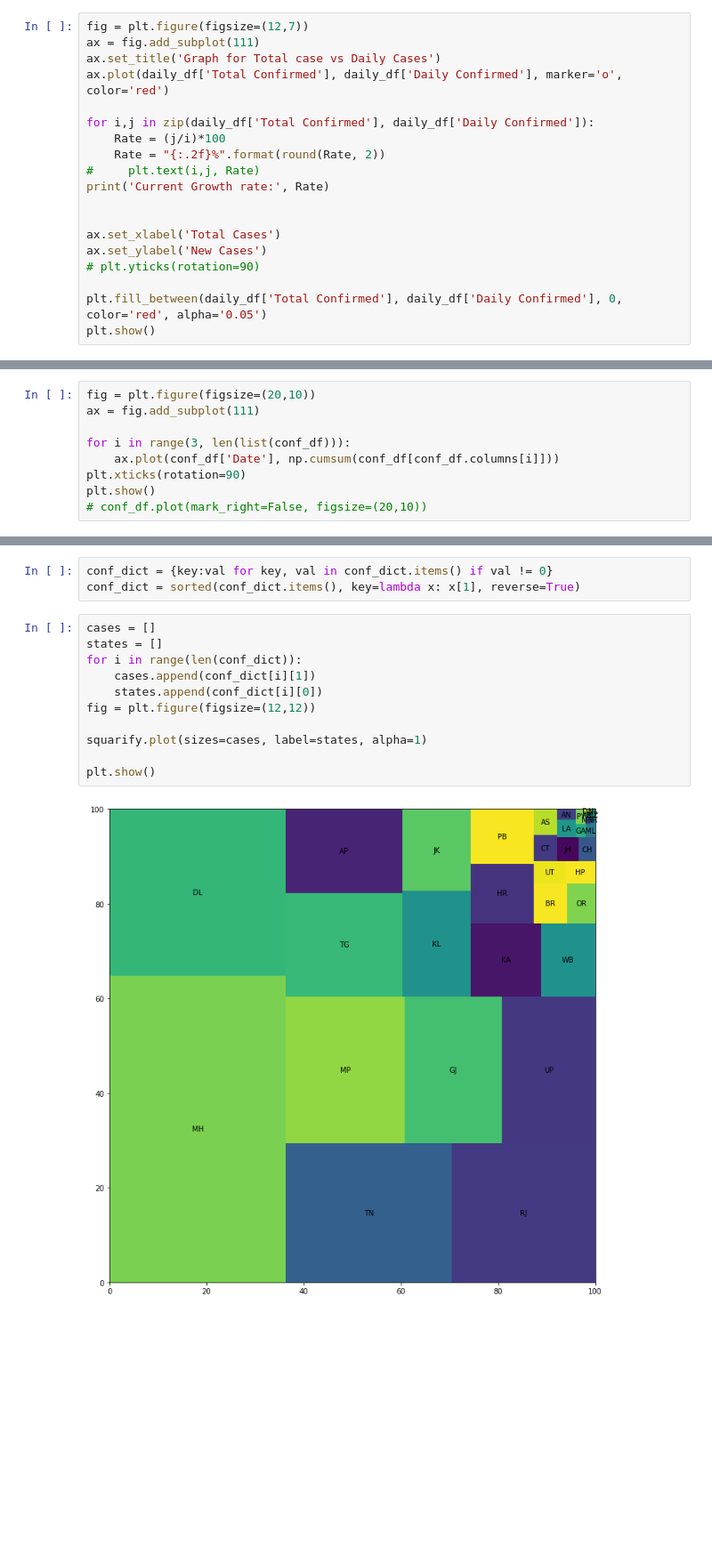
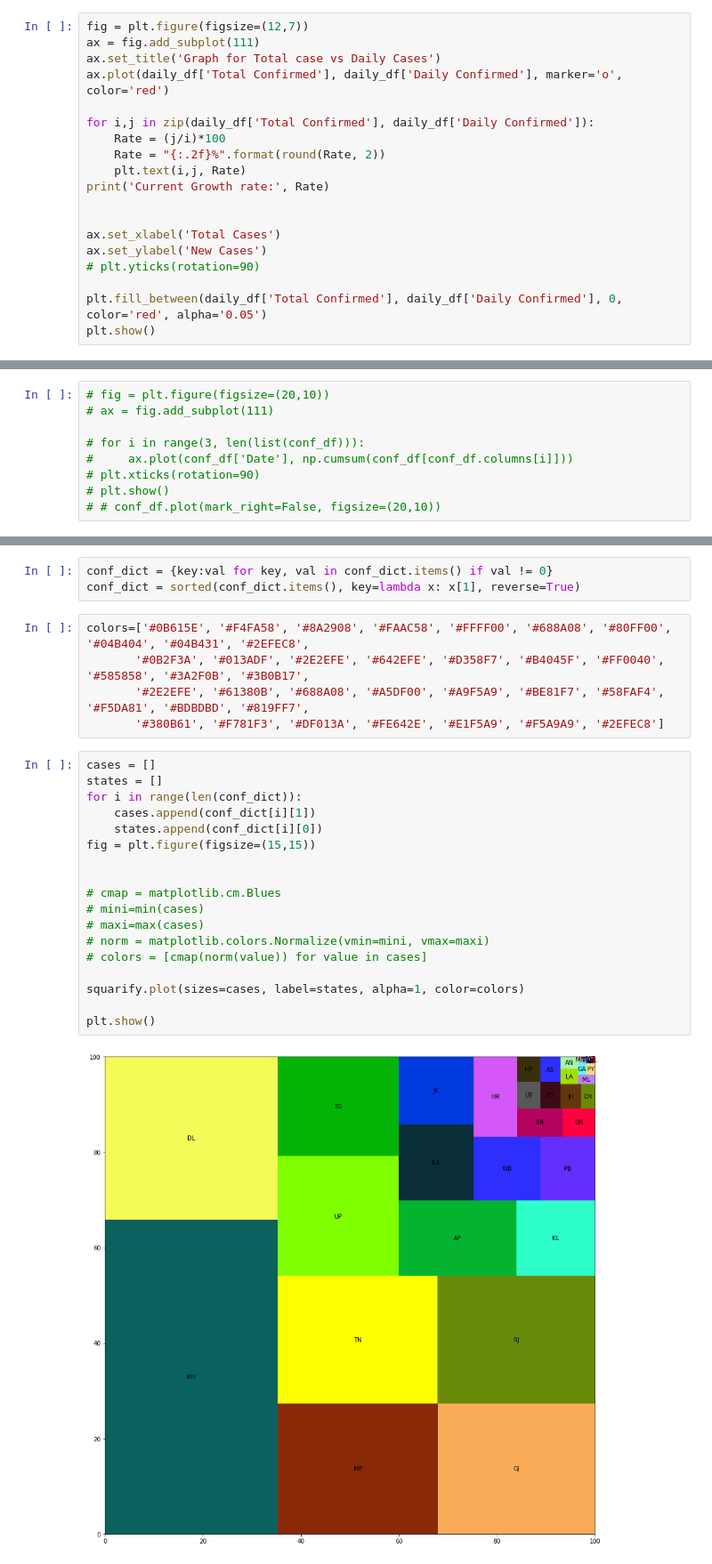
Before and after one commit to rayshu/CoVID-Tracker-India, a Jupyter notebook: Trend Analysis.ipynb, the cells around one changed output, grey strips where cells are left out. Shown at 89% size. Cells and saved outputs as stored; diff of their text form; blank space fills up the shorter version.

```diff
--- a/Trend Analysis.ipynb
+++ b/Trend Analysis.ipynb
@@ -111,7 +114,7 @@ ax.plot(daily_df['Total Confirmed'], daily_df['Daily Confirmed'], marker='o', co
 for i,j in zip(daily_df['Total Confirmed'], daily_df['Daily Confirmed']):
     Rate = (j/i)*100
     Rate = "{:.2f}%".format(round(Rate, 2))
-#     plt.text(i,j, Rate)
+    plt.text(i,j, Rate)
 print('Current Growth rate:', Rate)
 
 
@@ -152,11 +155,11 @@ plt.show()
 # %% [markdown]
 # Statewise Anlaysis
 # %%
-fig = plt.figure(figsize=(20,10))
-ax = fig.add_subplot(111)
+# fig = plt.figure(figsize=(20,10))
+# ax = fig.add_subplot(111)
 
-for i in range(3, len(list(conf_df))):
-    ax.plot(conf_df['Date'], np.cumsum(conf_df[conf_df.columns[i]]))
-plt.xticks(rotation=90)
-plt.show()
-# conf_df.plot(mark_right=False, figsize=(20,10))
+# for i in range(3, len(list(conf_df))):
+#     ax.plot(conf_df['Date'], np.cumsum(conf_df[conf_df.columns[i]]))
+# plt.xticks(rotation=90)
+# plt.show()
+# # conf_df.plot(mark_right=False, figsize=(20,10))
@@ -234,16 +235,28 @@ plt.show()
 # %%
 conf_dict = {key:val for key, val in conf_dict.items() if val != 0}
 conf_dict = sorted(conf_dict.items(), key=lambda x: x[1], reverse=True)
+# %%
+colors=['#0B615E', '#F4FA58', '#8A2908', '#FAAC58', '#FFFF00', '#688A08', '#80FF00', '#04B404', '#04B431', '#2EFEC8',
+       '#0B2F3A', '#013ADF', '#2E2EFE', '#642EFE', '#D358F7', '#B4045F', '#FF0040', '#585858', '#3A2F0B', '#3B0B17',
+       '#2E2EFE', '#61380B', '#688A08', '#A5DF00', '#A9F5A9', '#BE81F7', '#58FAF4', '#F5DA81', '#BDBDBD', '#819FF7',
+       '#380B61', '#F781F3', '#DF013A', '#FE642E', '#E1F5A9', '#F5A9A9', '#2EFEC8']
 # %%
 cases = []
 states = []
 for i in range(len(conf_dict)):
     cases.append(conf_dict[i][1])
     states.append(conf_dict[i][0])
-fig = plt.figure(figsize=(12,12))
+fig = plt.figure(figsize=(15,15))
 
-squarify.plot(sizes=cases, label=states, alpha=1)
+
+# cmap = matplotlib.cm.Blues
+# mini=min(cases)
+# maxi=max(cases)
+# norm = matplotlib.colors.Normalize(vmin=mini, vmax=maxi)
+# colors = [cmap(norm(value)) for value in cases]
+
+squarify.plot(sizes=cases, label=states, alpha=1, color=colors)
 
 plt.show()
 # %% [output]
-[figure, old version]
+[figure, new version]
```
Also changed, not shown: parts of 10 cells of this notebook.
